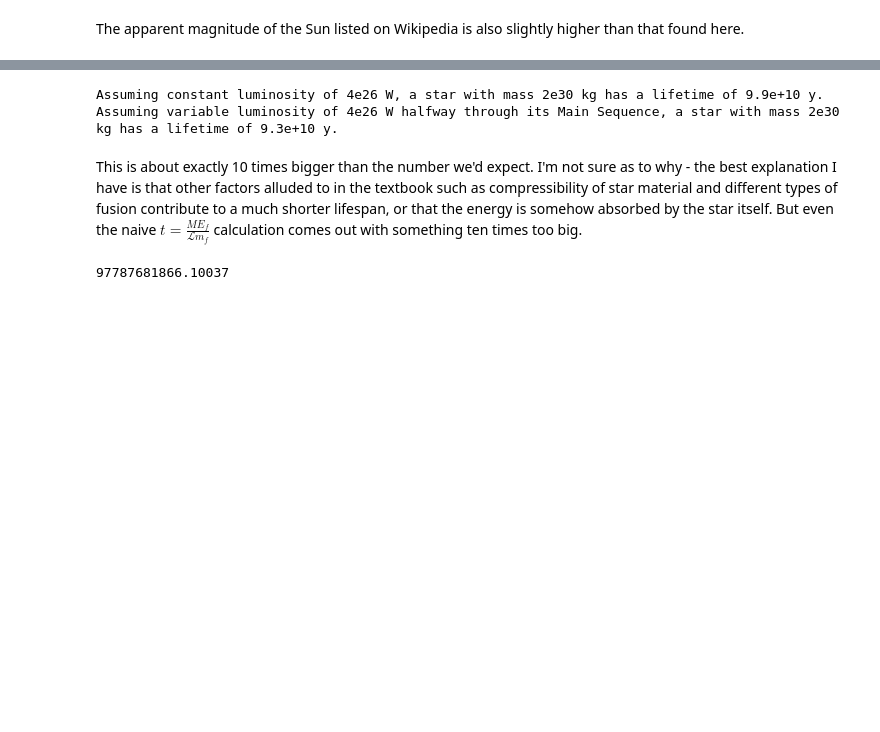
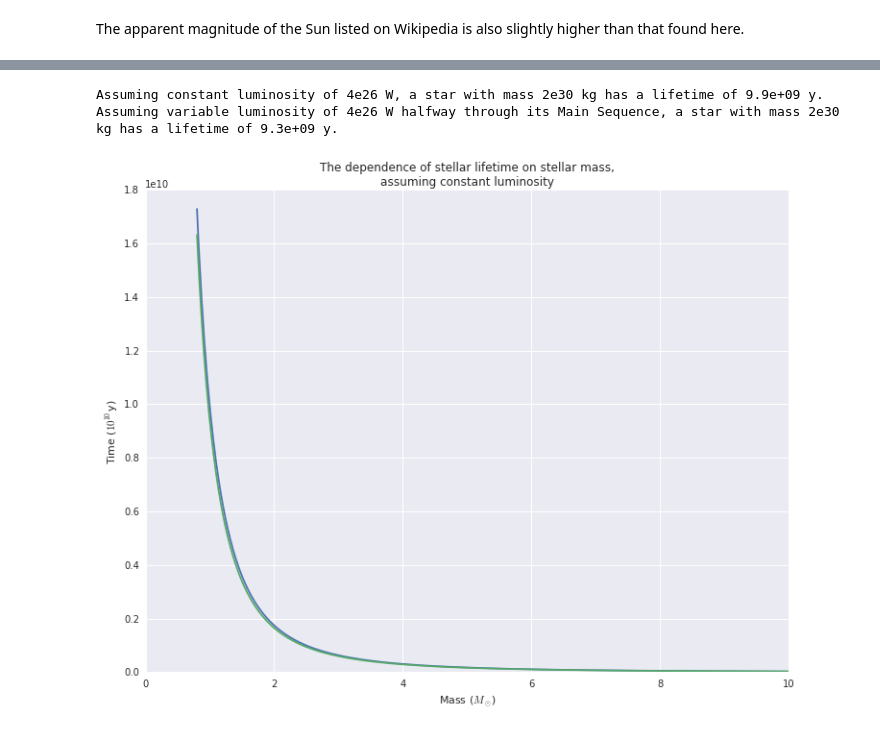
Before and after one commit to jdangerx/planetaryclimate, a Jupyter notebook: ch1.ipynb, the cells around one changed output, grey strips where cells are left out. Drawn from its saved outputs; the diff is of its cells as text; code cells hidden in the pictures; blank space fills up the shorter version.

Commit message:
Through problem 1.18

```diff
--- a/ch1.ipynb
+++ b/ch1.ipynb
@@ -509,52 +516,52 @@ def mass_remaining(initmass, luminosity, time):
     burned = quad(luminosity, 0, time)[0] * mass_p_fusion / energy_p_fusion
     return initmass - burned
 
 
 def findzero(func, init = 0, bd = 1):
     init_sign = sign(func(init))
     bd_sign = sign(func(bd))
     while init_sign == bd_sign:
         init = bd
         bd *= 2
         init_sign = sign(func(init))
         bd_sign = sign(func(bd))
     return bisect([init,bd], func)
 
 
 seconds_per_year = 60 * 60 * 24 * 365
 
 
-def const_lum_lifetime(initmass=2e30, lum=4e26*seconds_per_year):
+def const_lum_lifetime(initmass=2e29, lum=4e26*seconds_per_year):
     return findzero(lambda t: mass_remaining(initmass,
                                              lambda t_l: lum,
                                              t))[0]
 
-def var_lum_lifetime(initmass=2e30, lum=4e26*seconds_per_year):
+def var_lum_lifetime(initmass=2e29, lum=4e26*seconds_per_year):
     return findzero(lambda t_0: mass_remaining(initmass,
                                                lambda t_l: lum * luminosity(t_l, t_0),
                                                t_0 * 2),
                     init=1)[0]*2
 
 
-print("Assuming constant luminosity of 4e26 W, a star with mass 2e30 kg has a "
-      "lifetime of {:.2} y.".format(const_lum_lifetime()))
+def problem15a():
+    print("Assuming constant luminosity of 4e26 W, a star with mass 2e30 kg has a "
+          "lifetime of {:.2} y.".format(const_lum_lifetime()))
+    print("Assuming variable luminosity of 4e26 W halfway through its Main Sequence,"
+          " a star with mass 2e30 kg has a lifetime of {:.2} y."
+          .format(var_lum_lifetime()))
+    mass_scale = np.linspace(0.8, 10, 500)  # ratio to solar mass
+    plt.figure(figsize=(12,9))
+    plt.plot(mass_scale, [const_lum_lifetime(initmass=m*2e29,
+                                             lum=4e26*seconds_per_year*m**(3.5)) for m in mass_scale])
+    plt.plot(mass_scale, [var_lum_lifetime(initmass=m*2e29,
+                                           lum=4e26*seconds_per_year*m**(3.5)) for m in mass_scale])
+    plt.title("The dependence of stellar lifetime on stellar mass,\n"
+              "assuming constant luminosity")
+    plt.xlabel("Mass ($M_\odot$)")
+    plt.ylabel("Time ($10^{10}$y)")
 
-
-print("Assuming variable luminosity of 4e26 W halfway through its Main Sequence,"
-      " a star with mass 2e30 kg has a lifetime of {:.2} y."
-      .format(var_lum_lifetime()))
+problem15a()
 # %% [output]
-Assuming constant luminosity of 4e26 W, a star with mass 2e30 kg has a lifetime of 9.9e+10 y.
-Assuming variable luminosity of 4e26 W halfway through its Main Sequence, a star with mass 2e30 kg has a lifetime of 9.3e+10 y.
+Assuming constant luminosity of 4e26 W, a star with mass 2e30 kg has a lifetime of 9.9e+09 y.
+Assuming variable luminosity of 4e26 W halfway through its Main Sequence, a star with mass 2e30 kg has a lifetime of 9.3e+09 y.
+[figure, added]
-# %% [markdown]
-This is about exactly 10 times bigger than the number we'd expect. I'm
-not sure as to why - the best explanation I have is that other factors
-alluded to in the textbook such as compressibility of star material
-and different types of fusion contribute to a much shorter lifespan,
-or that the energy is somehow absorbed by the star itself. But even
-the naive $t=\frac{ME_f}{\mathcal{L}m_f}$ calculation comes out with
-something ten times too big.
-# %%
-print(2e30*4.12e-12/(4e26*(60*60*24*365)*4*1.67e-27))
-# %% [output]
-97787681866.10037
```
Also changed, not shown: parts of 5 cells of this notebook.
